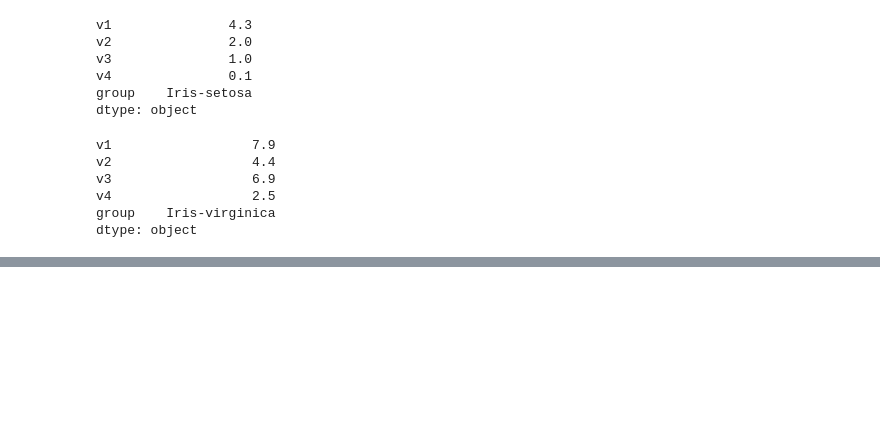
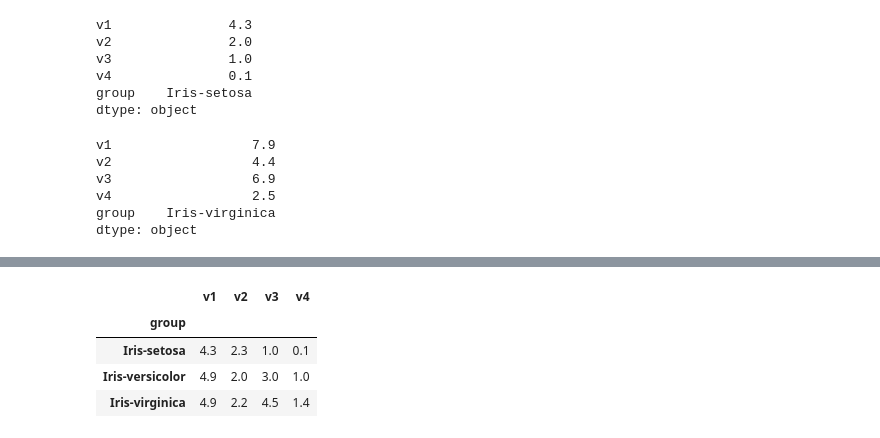
Before and after one commit to SemStepan/home_work, a Jupyter notebook: HW 2.2.2 .ipynb, the cells around one changed output, grey strips where cells are left out. Saved outputs shown, nothing was run; the diff lists cells and outputs as text; code cells hidden in the pictures; blank space fills up the shorter version.

```diff
--- a/HW 2.2.2 .ipynb
+++ b/HW 2.2.2 .ipynb
@@ -192,0 +231,8 @@ pd_data.describe()
+# %%
+group.min()
+# %% [output]
+|  | v1 | v2 | v3 | v4 |
+| group |  |  |  |  |
+| Iris-setosa | 4.3 | 2.3 | 1.0 | 0.1 |
+| Iris-versicolor | 4.9 | 2.0 | 3.0 | 1.0 |
+| Iris-virginica | 4.9 | 2.2 | 4.5 | 1.4 |
```
Also changed, not shown: parts of 32 cells of this notebook.
